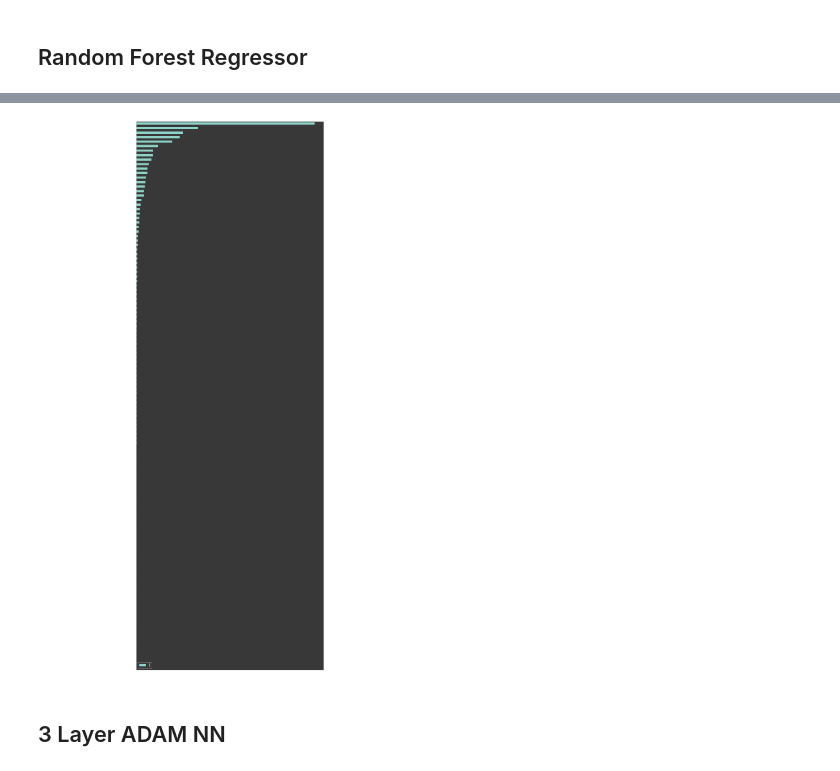
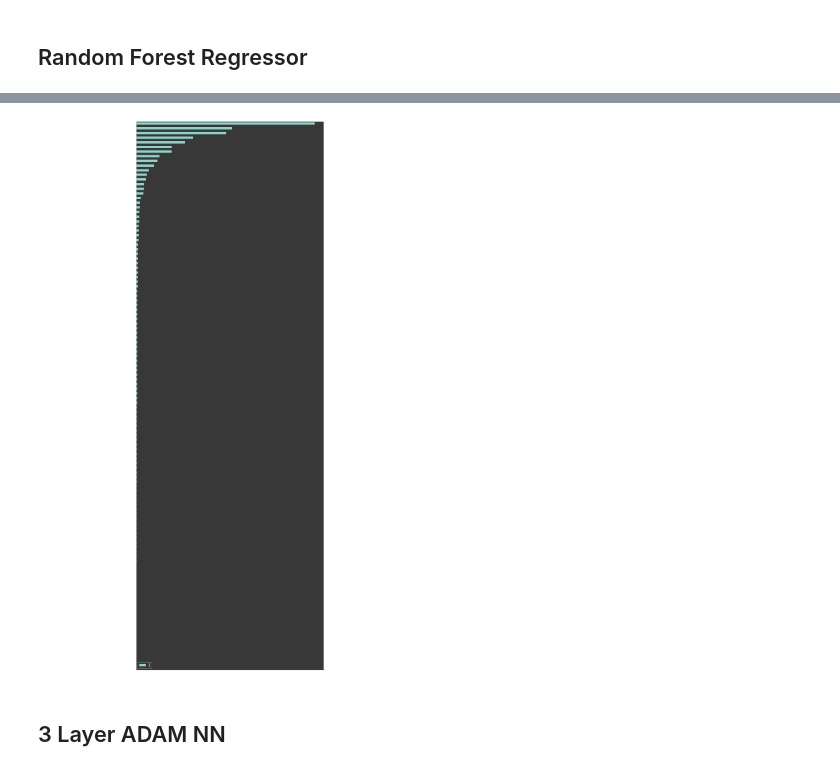
Before and after one commit to cbuie/colab, a Jupyter notebook: airbnb/models.ipynb, the cells around one changed output, grey strips where cells are left out. Saved outputs shown, nothing was run; the diff lists cells and outputs as text; code cells hidden in the pictures.

```diff
--- a/airbnb/models.ipynb
+++ b/airbnb/models.ipynb
@@ -237,14 +282,12 @@ MVR.params
 # %%
 xgb_reg_start = time.time()
 
-
-
 xgb_reg = xgb.XGBRegressor(n_jobs=-1,
                            max_depth=10,
-                           learning_rate=0.08,
-                           n_estimators=150,
+                           learning_rate=0.09,
+                           n_estimators=200,
                            silent=False,
-                           eta=0.03,
+                           eta=0.09,
                            subsample=0.8,
                            objective='reg:squarederror')
 xgb_reg.fit(X_train, y_train,verbose=True)
@@ -468,6 +512,0 @@ from sklearn.ensemble import RandomForestRegressor
-# %%
-regr = RandomForestRegressor(max_depth=9, verbose=True ,n_estimators = 110, random_state=123,criterion='mse',n_jobs=-1,)
-regr.fit(X_train, y_train)
-print(regr.feature_importances_)
-
-# print(regr.predict([[0, 0, 0, 0]]))
@@ -514,0 +513,3 @@ print(regr.score(X_train,y_train))
+# %%
+print(X_train.shape)
+s=10000
@@ -514,0 +518,24 @@ print(regr.score(X_train,y_train))
+# %%
+RFR = RandomForestRegressor(max_depth=10,
+                            # min_samples_leaf=100,
+                             min_impurity_split=5,
+                             bootstrap=True,
+                             oob_score=True,
+                             verbose=True,
+                             n_estimators = 20,
+                             random_state=123,
+                             criterion='mae',
+                             n_jobs=-1,)
+
+# RFR = RandomForestRegressor(n_estimators=50, criterion='mae')
+RFR.fit(X_train.head(s), y_train[:s])
+
+training_preds_rfr_reg = RFR.predict(X_train.head(s))
+test_preds_rfr_reg = RFR.predict(X_test)
+
+print("\nTraining MSE:", round(mean_squared_error(y_train[:s], training_preds_rfr_reg),4))
+print("Test MSE:", round(mean_squared_error(y_test, test_preds_rfr_reg),4))
+print("\nTraining MAE:", round(mean_absolute_error(y_train[:s], training_preds_rfr_reg),4))
+print("Test MAE:", round(mean_absolute_error(y_test, test_preds_rfr_reg),4))
+print("\nTraining r2:", round(r2_score(y_train[:s], training_preds_rfr_reg),4))
+print("Test r2:", round(r2_score(y_test, test_preds_rfr_reg),4))
@@ -515,7 +574,7 @@ print(regr.score(X_train,y_train))
 # %%
-pd.DataFrame([X.columns,regr.feature_importances_]).T.sort_values(by=1,ascending=True).set_index(0).plot(kind='barh', figsize=(10,30));
+pd.DataFrame([X.columns,RFR.feature_importances_]).T.sort_values(by=1,ascending=True).set_index(0).plot(kind='barh', figsize=(10,30));
 # %% [output]
-[figure, old version]
+[figure, new version]
 # %% [markdown]
 ## 3 Layer ADAM NN
 # %%
```
Also changed, not shown: parts of 40 cells of this notebook.
